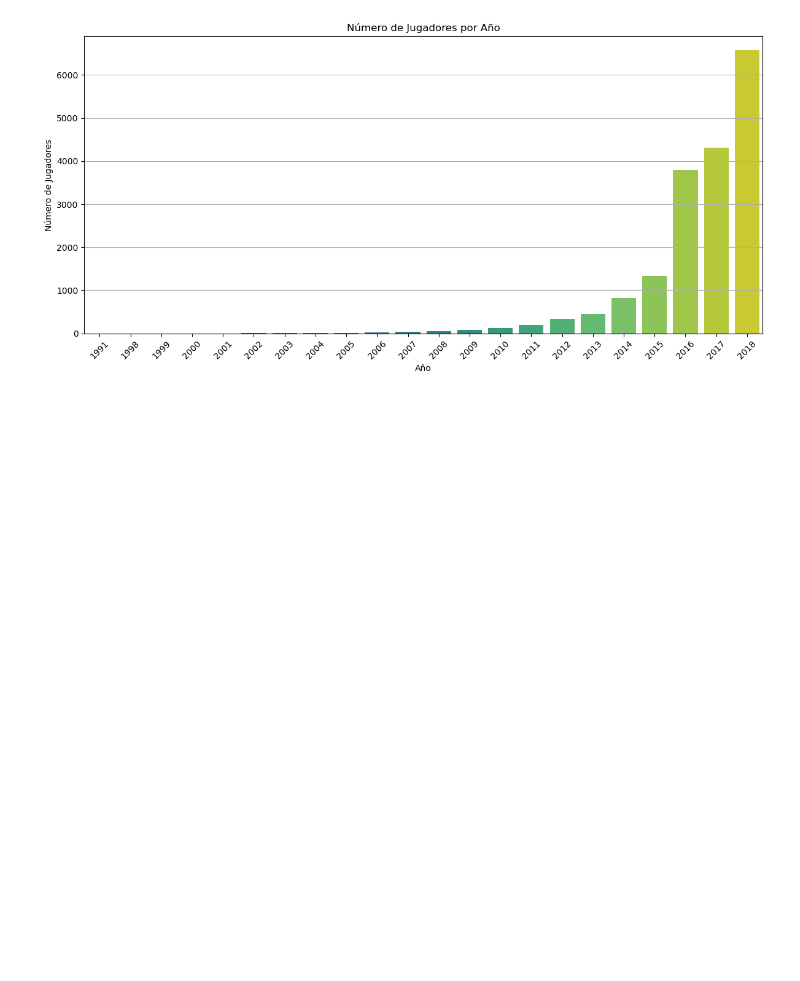
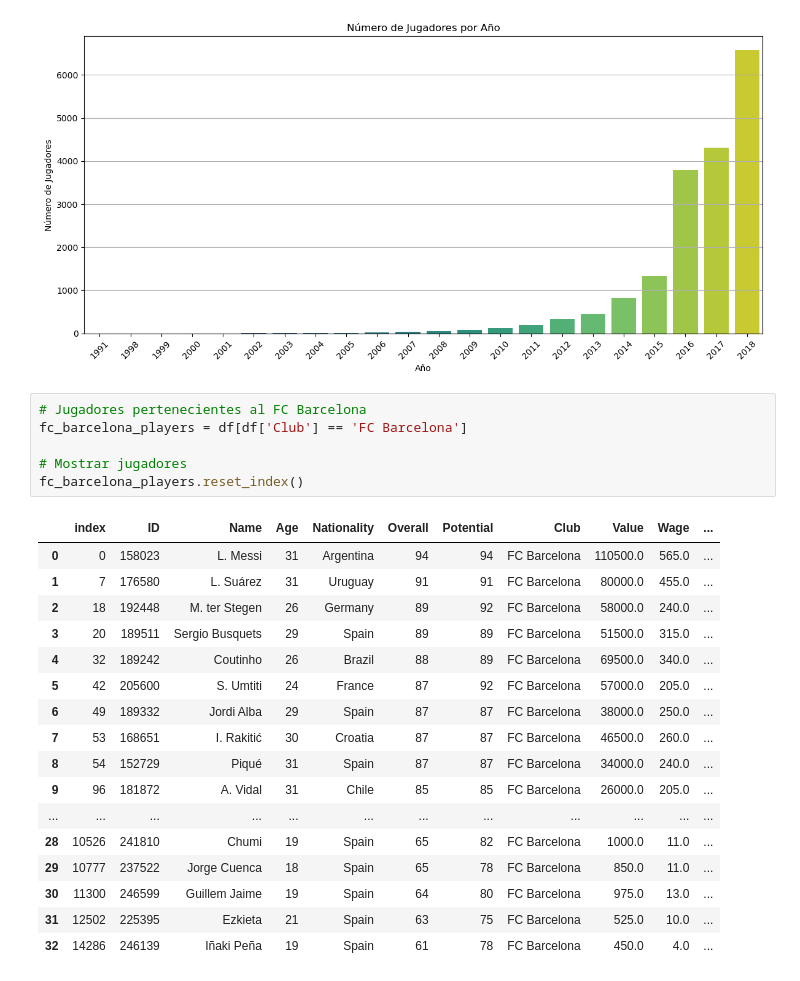
Before and after one commit to Cesarlopz2/EBAC, a Jupyter notebook: Archivo Fifa.ipynb, the cells around one changed output. Cells and saved outputs as stored; diff of their text form; blank space fills up the shorter version.

```diff
--- a/Archivo Fifa.ipynb
+++ b/Archivo Fifa.ipynb
@@ -214,3 +214,27 @@ plt.tight_layout()
 plt.show()
 # %% [output]
 [figure]
+# %%
+# Jugadores pertenecientes al FC Barcelona
+fc_barcelona_players = df[df['Club'] == 'FC Barcelona']
+
+# Mostrar jugadores
+fc_barcelona_players.reset_index()
+# %% [output]
+|  | index | ID | Name | Age | Nationality | Overall | Potential | Club | Value | Wage | ... |
+| 0 | 0 | 158023 | L. Messi | 31 | Argentina | 94 | 94 | FC Barcelona | 110500.0 | 565.0 | ... |
+| 1 | 7 | 176580 | L. Suárez | 31 | Uruguay | 91 | 91 | FC Barcelona | 80000.0 | 455.0 | ... |
+| 2 | 18 | 192448 | M. ter Stegen | 26 | Germany | 89 | 92 | FC Barcelona | 58000.0 | 240.0 | ... |
+| 3 | 20 | 189511 | Sergio Busquets | 29 | Spain | 89 | 89 | FC Barcelona | 51500.0 | 315.0 | ... |
+| 4 | 32 | 189242 | Coutinho | 26 | Brazil | 88 | 89 | FC Barcelona | 69500.0 | 340.0 | ... |
+| 5 | 42 | 205600 | S. Umtiti | 24 | France | 87 | 92 | FC Barcelona | 57000.0 | 205.0 | ... |
+| 6 | 49 | 189332 | Jordi Alba | 29 | Spain | 87 | 87 | FC Barcelona | 38000.0 | 250.0 | ... |
+| 7 | 53 | 168651 | I. Rakitić | 30 | Croatia | 87 | 87 | FC Barcelona | 46500.0 | 260.0 | ... |
+| 8 | 54 | 152729 | Piqué | 31 | Spain | 87 | 87 | FC Barcelona | 34000.0 | 240.0 | ... |
+| 9 | 96 | 181872 | A. Vidal | 31 | Chile | 85 | 85 | FC Barcelona | 26000.0 | 205.0 | ... |
+| ... | ... | ... | ... | ... | ... | ... | ... | ... | ... | ... | ... |
+| 28 | 10526 | 241810 | Chumi | 19 | Spain | 65 | 82 | FC Barcelona | 1000.0 | 11.0 | ... |
+| 29 | 10777 | 237522 | Jorge Cuenca | 18 | Spain | 65 | 78 | FC Barcelona | 850.0 | 11.0 | ... |
+| 30 | 11300 | 246599 | Guillem Jaime | 19 | Spain | 64 | 80 | FC Barcelona | 975.0 | 13.0 | ... |
+| 31 | 12502 | 225395 | Ezkieta | 21 | Spain | 63 | 75 | FC Barcelona | 525.0 | 10.0 | ... |
+| 32 | 14286 | 246139 | Iñaki Peña | 19 | Spain | 61 | 78 | FC Barcelona | 450.0 | 4.0 | ... |
```
